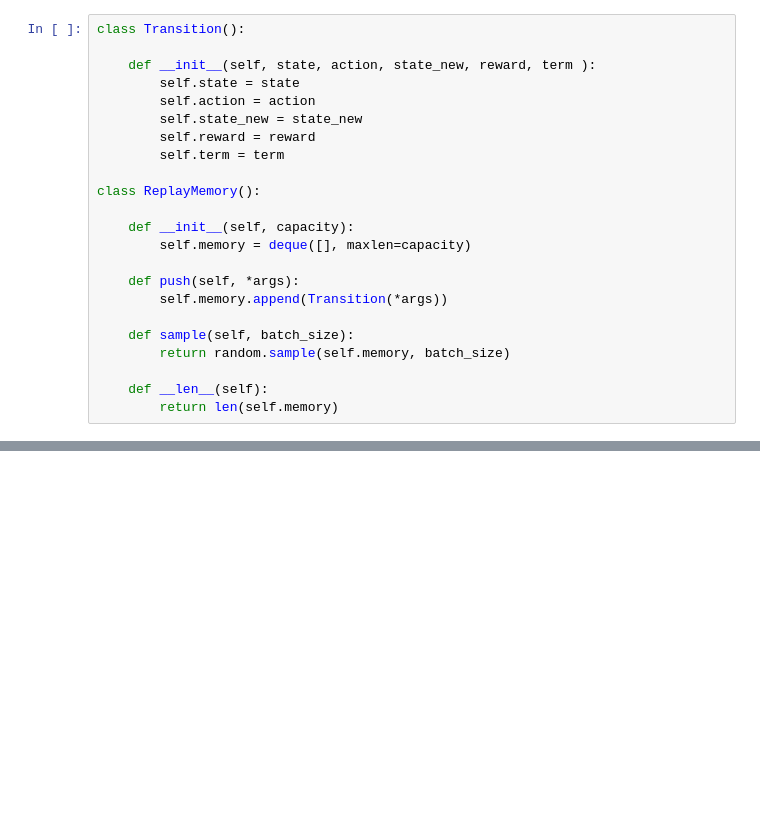
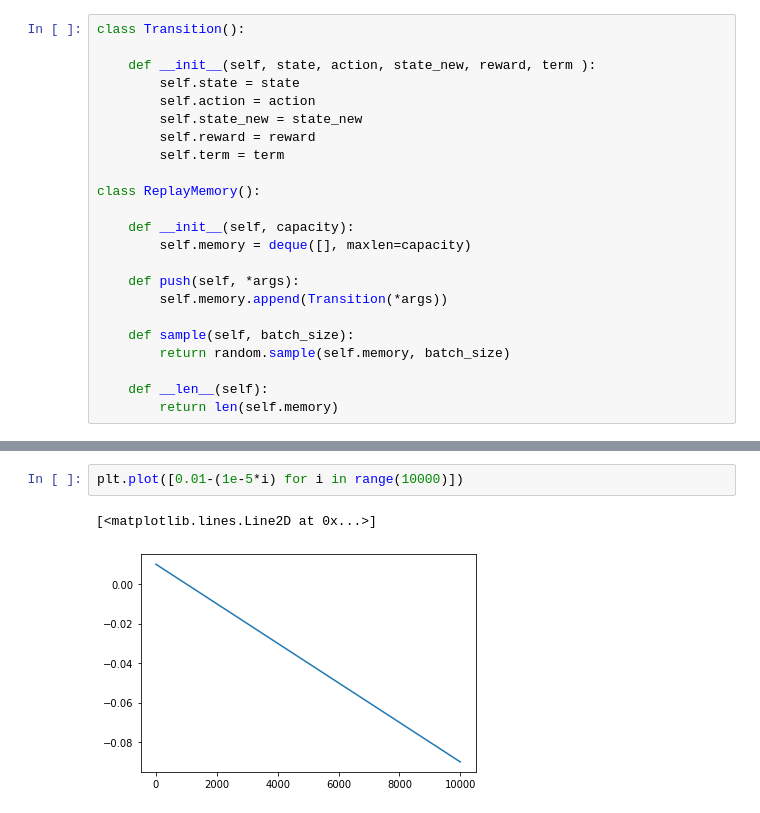
Before and after one commit to garrett-partenza-us/dqn4pdm, a Jupyter notebook: ddqn.ipynb, the cells around one changed output, grey strips where cells are left out. Saved outputs shown, nothing was run; the diff lists cells and outputs as text; blank space fills up the shorter version.

```diff
--- a/ddqn.ipynb
+++ b/ddqn.ipynb
@@ -237,0 +244,5 @@ with torch.no_grad():
+# %%
+plt.plot([0.01-(1e-5*i) for i in range(10000)])
+# %% [output]
+[<matplotlib.lines.Line2D at 0x...>]
+[figure, added]
```
Also changed, not shown: parts of 10 cells of this notebook, 5 other files.
